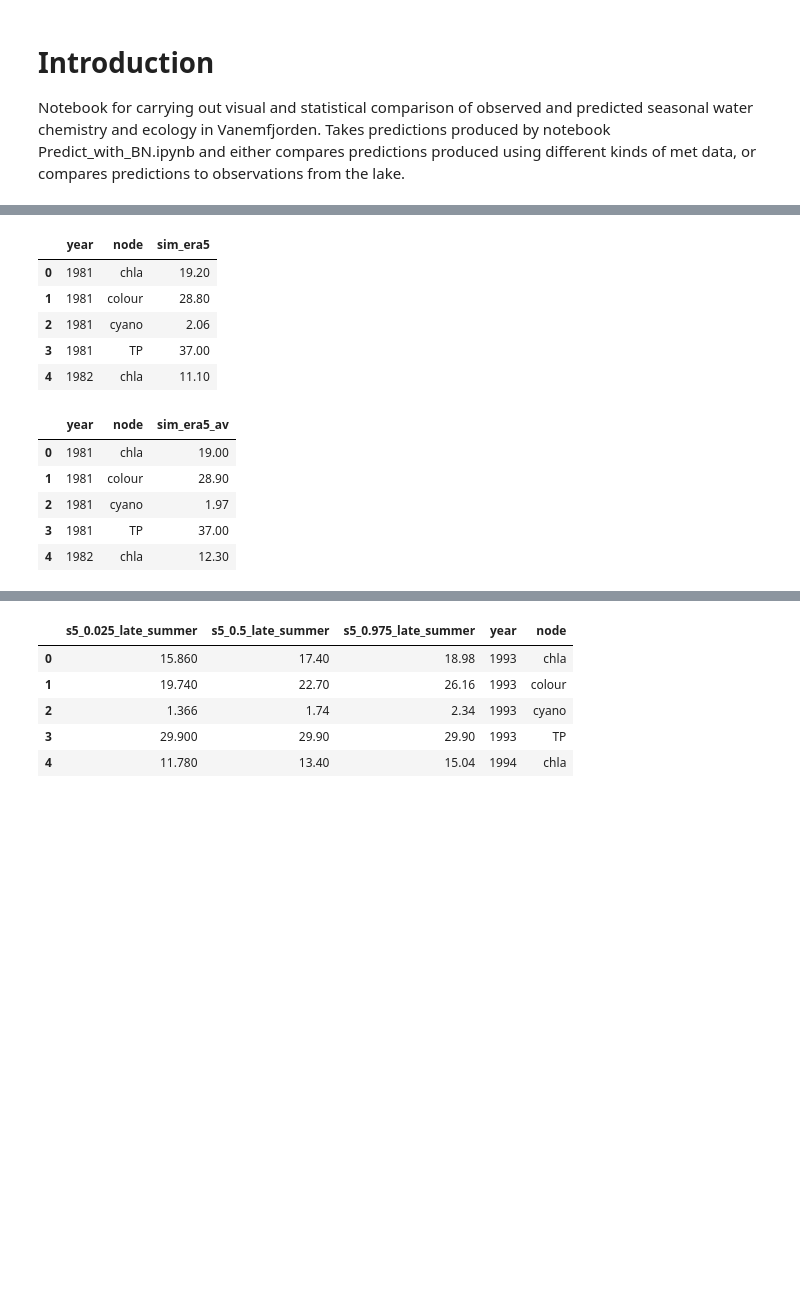
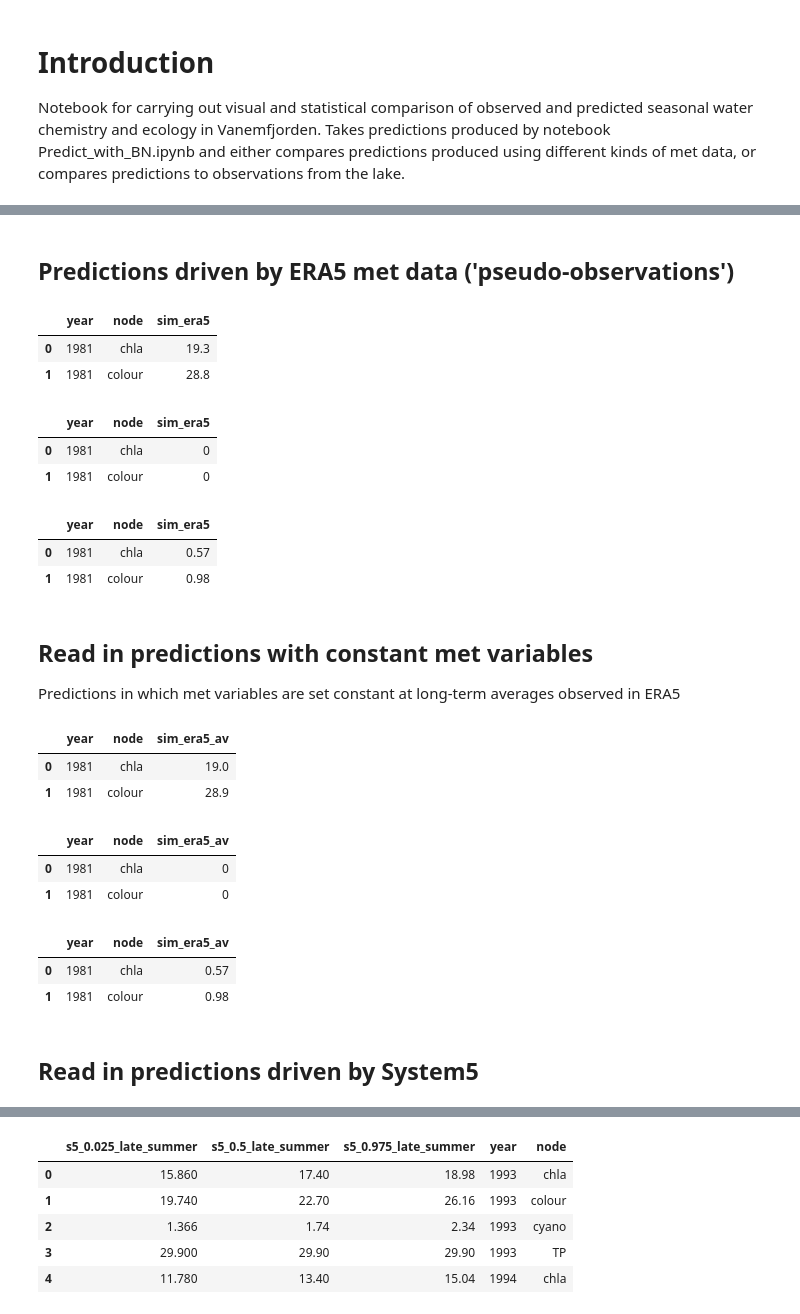
Before and after one commit to icra/WATExR, a Jupyter notebook: Norway_Morsa/BayesianNetwork/Notebooks/08_Hindcast_stats_and_plots.ipynb, the cells around one changed output, grey strips where cells are left out. Cells and saved outputs as stored; diff of their text form; code cells hidden in the pictures; blank space fills up the shorter version.

```diff
--- a/Norway_Morsa/BayesianNetwork/Notebooks/08_Hindcast_stats_and_plots.ipynb
+++ b/Norway_Morsa/BayesianNetwork/Notebooks/08_Hindcast_stats_and_plots.ipynb
@@ -39,18 +91,37 @@ obs.head()
+# %% [markdown]
+## Predictions driven by ERA5 met data ('pseudo-observations')
 # %%
 # Read in predictions driven by ERA5 met data ('pseudoobs') and reformat to same format as obs
 sim_era5 = pd.read_csv(sim_era5_fpath)
 
 # Pick out just the expected value
 sim_era5_e = sim_era5[['year','node','expected_value']]
 sim_era5_e.columns = ['year','node','sim_era5'] # Rename columns
-sim_era5_e.head()
+display(sim_era5_e.head(2))
+
+# Discretized df, including the class and the predicted probability of being in the class
+sim_era5_class = sim_era5[['year','node','WFD_class']]
+sim_era5_class.columns = ['year','node','sim_era5']
+display(sim_era5_class.head(2))
+
+# Predicted probability of being in the class
+sim_era5_classprob = sim_era5[['year','node','prob_below_threshold']]
+sim_era5_classprob.columns = ['year','node','sim_era5']
+display(sim_era5_classprob.head(2))
 # %% [output]
 |  | year | node | sim_era5 |
-| 0 | 1981 | chla | 19.20 |
-| 1 | 1981 | colour | 28.80 |
-| 2 | 1981 | cyano | 2.06 |
-| 3 | 1981 | TP | 37.00 |
-| 4 | 1982 | chla | 11.10 |
+| 0 | 1981 | chla | 19.3 |
+| 1 | 1981 | colour | 28.8 |
+|  | year | node | sim_era5 |
+| 0 | 1981 | chla | 0 |
+| 1 | 1981 | colour | 0 |
+|  | year | node | sim_era5 |
+| 0 | 1981 | chla | 0.57 |
+| 1 | 1981 | colour | 0.98 |
+# %% [markdown]
+## Read in predictions with constant met variables
+
+Predictions in which met variables are set constant at long-term averages observed in ERA5
 # %%
 # Read in predictions driven by long-term average ERA5 met data and reformat to same format as obs
 sim_era5_av = pd.read_csv(sim_era5_av_fpath)
@@ -58,14 +129,29 @@ sim_era5_av = pd.read_csv(sim_era5_av_fpath)
 # Pick out just the expected value
 sim_era5_av_e = sim_era5_av[['year','node','expected_value']]
 sim_era5_av_e.columns = ['year','node','sim_era5_av'] # Rename columns
-sim_era5_av_e.head()
+display(sim_era5_av_e.head(2))
+
+# Discretized df, including the class prediction
+sim_era5_av_class = sim_era5[['year','node','WFD_class']]
+sim_era5_av_class.columns = ['year','node','sim_era5_av']
+display(sim_era5_av_class.head(2))
+
+# Predicted probability of being in the class
+sim_era5_av_classprob = sim_era5[['year','node','prob_below_threshold']]
+sim_era5_av_classprob.columns = ['year','node','sim_era5_av']
+display(sim_era5_av_classprob.head(2))
 # %% [output]
 |  | year | node | sim_era5_av |
-| 0 | 1981 | chla | 19.00 |
-| 1 | 1981 | colour | 28.90 |
-| 2 | 1981 | cyano | 1.97 |
-| 3 | 1981 | TP | 37.00 |
-| 4 | 1982 | chla | 12.30 |
+| 0 | 1981 | chla | 19.0 |
+| 1 | 1981 | colour | 28.9 |
+|  | year | node | sim_era5_av |
+| 0 | 1981 | chla | 0 |
+| 1 | 1981 | colour | 0 |
+|  | year | node | sim_era5_av |
+| 0 | 1981 | chla | 0.57 |
+| 1 | 1981 | colour | 0.98 |
+# %% [markdown]
+## Read in predictions driven by System5
 # %%
 # Read in BN predictions driven by s5 and reformat
 
```
Also changed, not shown: parts of 38 cells of this notebook, 54 other files.
